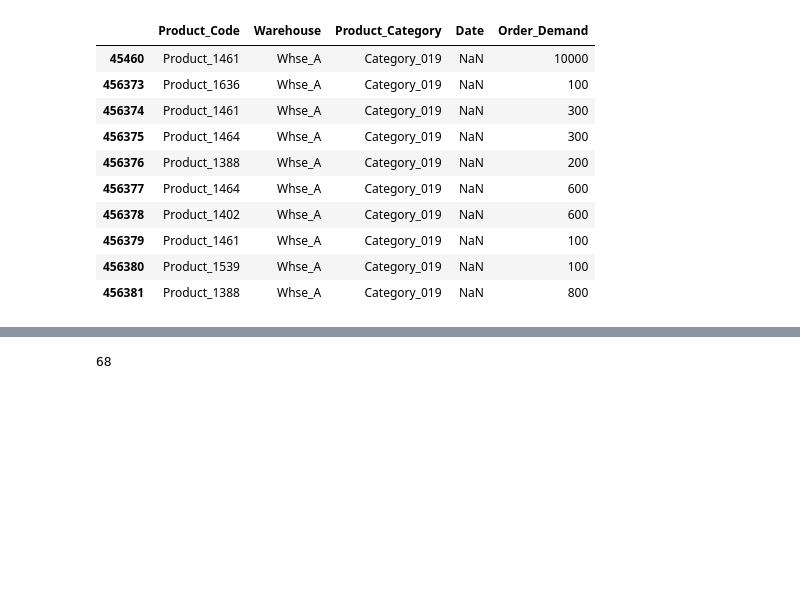
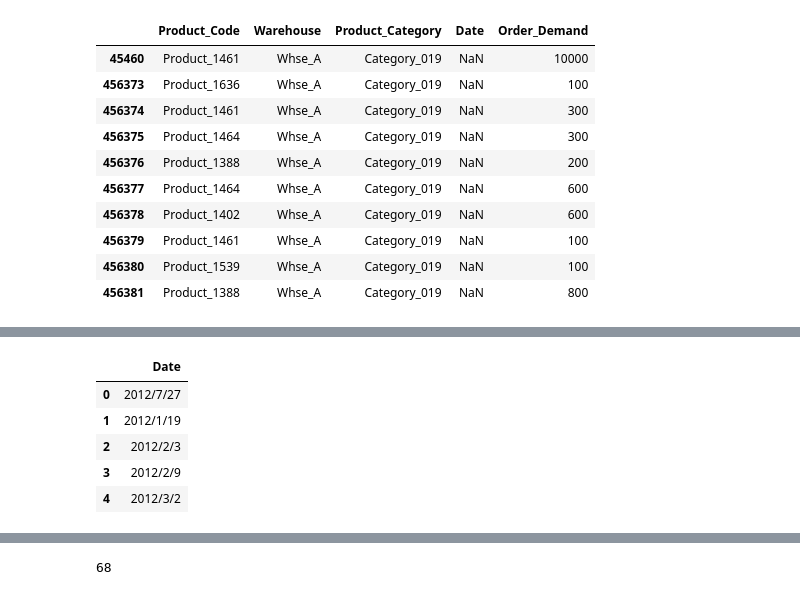
Before and after one commit to josephine-amponsah/retail-demand-forecaster, a Jupyter notebook: notebooks/data-wrangling.ipynb, the cells around one changed output, grey strips where cells are left out. Saved outputs shown, nothing was run; the diff lists cells and outputs as text; code cells hidden in the pictures; blank space fills up the shorter version.

```diff
--- a/notebooks/data-wrangling.ipynb
+++ b/notebooks/data-wrangling.ipynb
@@ -49,0 +99,11 @@ clean_data = data.dropna()
+# %%
+dates = pd.DataFrame(data.Date.drop_duplicates())
+# %%
+dates.head()
+# %% [output]
+|  | Date |
+| 0 | 2012/7/27 |
+| 1 | 2012/1/19 |
+| 2 | 2012/2/3 |
+| 3 | 2012/2/9 |
+| 4 | 2012/3/2 |
```
Also changed, not shown: parts of 55 cells of this notebook, 9 other files.
